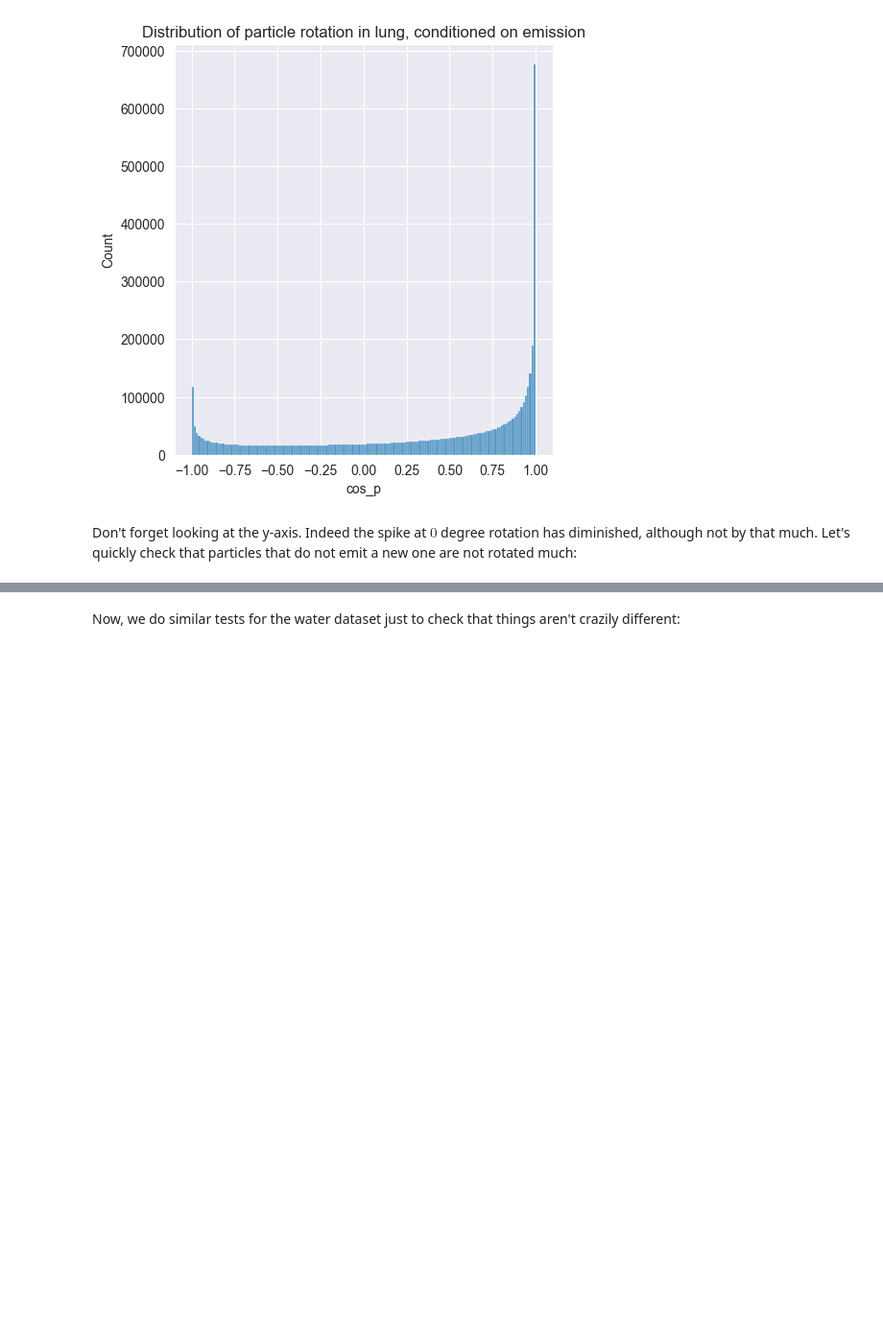
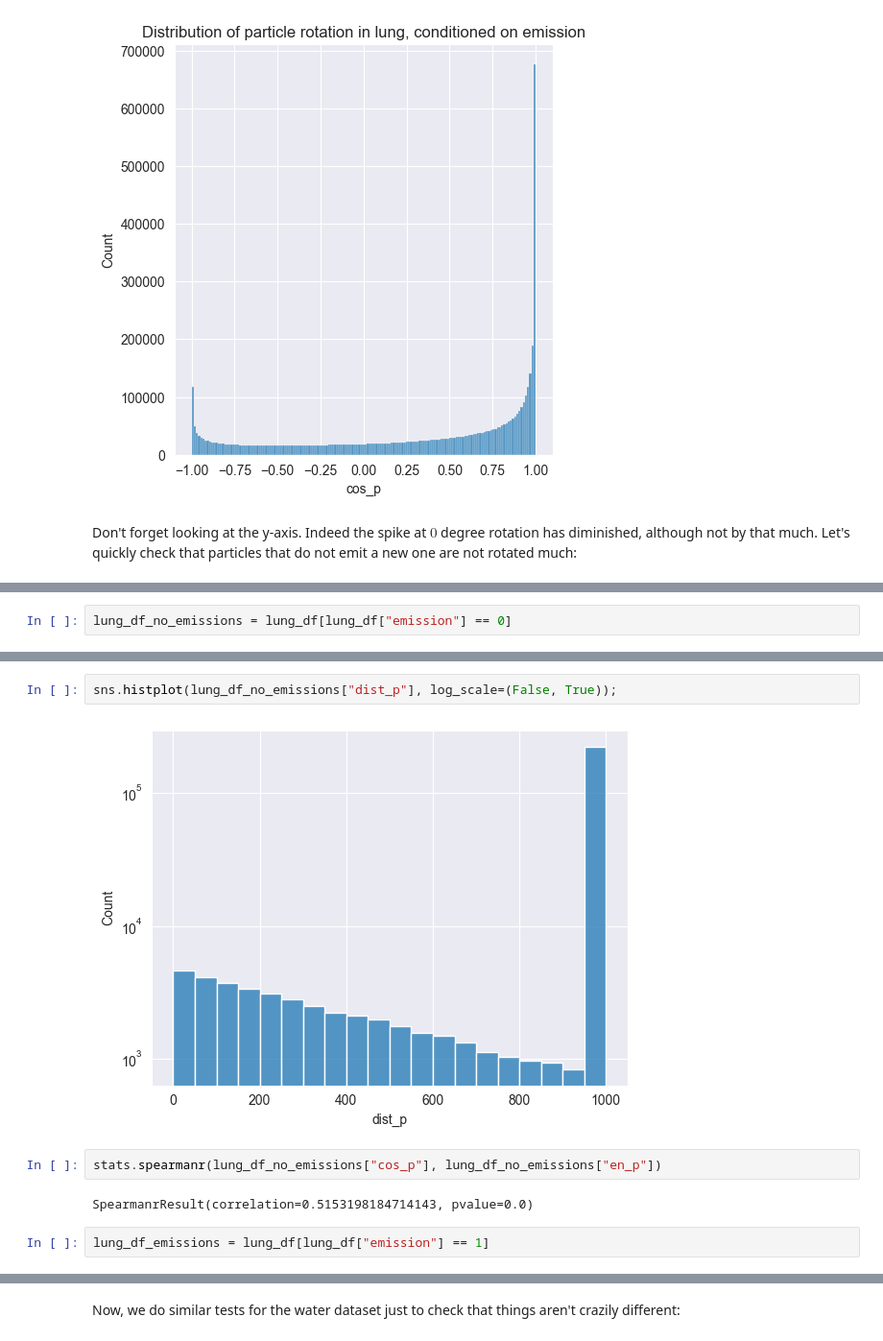
Before and after one commit to Dicedead/CS433project, a Jupyter notebook: project2/src/analysis.ipynb, the cells around one changed output, grey strips where cells are left out. Shown: that part at 96% size. Saved outputs shown, nothing was run; the diff lists cells and outputs as text; blank space fills up the shorter version.

```diff
--- a/project2/src/analysis.ipynb
+++ b/project2/src/analysis.ipynb
@@ -205,0 +189,2 @@ Remarkably, the correlation between energy and distance remains unexpectedly low
+# %%
+lung_df_no_emissions = lung_df[lung_df["emission"] == 0]
@@ -207,0 +204,10 @@ stats.spearmanr(lung_df_e_10['dist_p'], lung_df_e_10['en_p'])
+# %%
+sns.histplot(lung_df_no_emissions["dist_p"], log_scale=(False, True));
+# %% [output]
+[figure, added]
+# %%
+stats.spearmanr(lung_df_no_emissions["cos_p"], lung_df_no_emissions["en_p"])
+# %% [output]
+SpearmanrResult(correlation=0.5153198184714143, pvalue=0.0)
+# %%
+lung_df_emissions = lung_df[lung_df["emission"] == 1]
```
Also changed, not shown: parts of 17 cells of this notebook.
